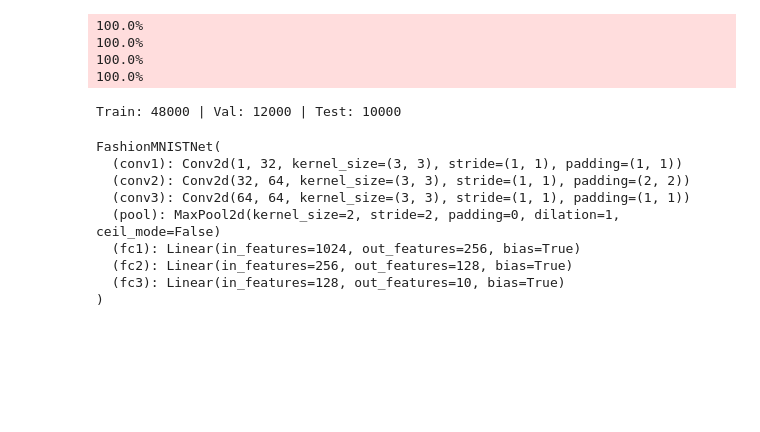
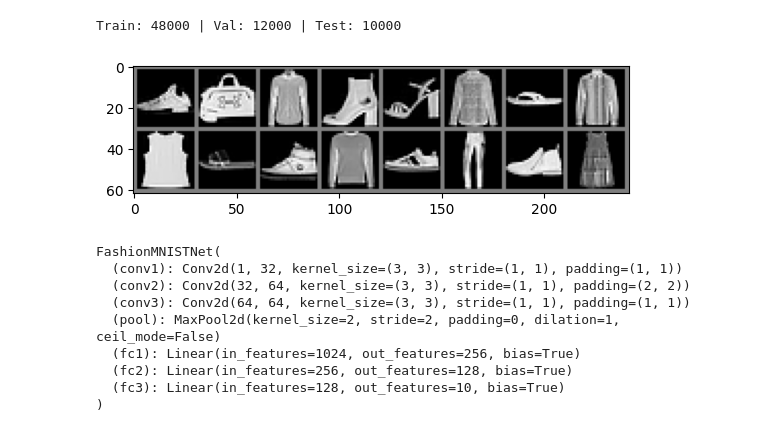
Before and after one commit to WilliamChengDev/FashionMNIST-Deep-Learning, a Jupyter notebook: DL_with_PyTorch.ipynb, the cells around one changed output. Cells and saved outputs as stored; diff of their text form; code cells hidden in the pictures; blank space fills up the shorter version.

Commit message:
completed no validation training set

```diff
--- a/DL_with_PyTorch.ipynb
+++ b/DL_with_PyTorch.ipynb
@@ -45,15 +45,30 @@ num_workers --> how many parallel processes will be handling data loading
 '''
 train_loader = DataLoader(train_dataset, batch_size=512, shuffle=True, num_workers=2)
 val_loader = DataLoader(val_dataset, batch_size=512, shuffle=False, num_workers=2)
-test = DataLoader(test_dataset, batch_size=512, shuffle=False, num_workers=2)
+test_loader = DataLoader(test_dataset, batch_size=512, shuffle=False, num_workers=2)
 
 print(f"Train: {len(train_dataset)} | Val: {len(val_dataset)} | Test: {len(test_dataset)}")
 # %% [output]
-100.0%
-100.0%
-100.0%
-100.0%
+Train: 48000 | Val: 12000 | Test: 10000
-Train: 48000 | Val: 12000 | Test: 10000
+# %%
+import matplotlib.pyplot as plt
+import numpy as np
+
+# Function to unnormalize and display an image
+def imshow(img):
+    img = img / 2 + 0.5  # Unnormalize
+    npimg = img.numpy()
+    plt.imshow(np.transpose(npimg, (1, 2, 0)))
+    plt.show()
+
+# Get a batch of training data
+dataiter = iter(train_loader)
+images, labels = next(dataiter)
+
+# Display the images in a grid along with their labels
+imshow(torchvision.utils.make_grid(images[:16]))
+# %% [output]
+[figure, added]
 # %%
 import torch.nn.functional as F
 
```
Also changed, not shown: parts of 2 cells of this notebook.
